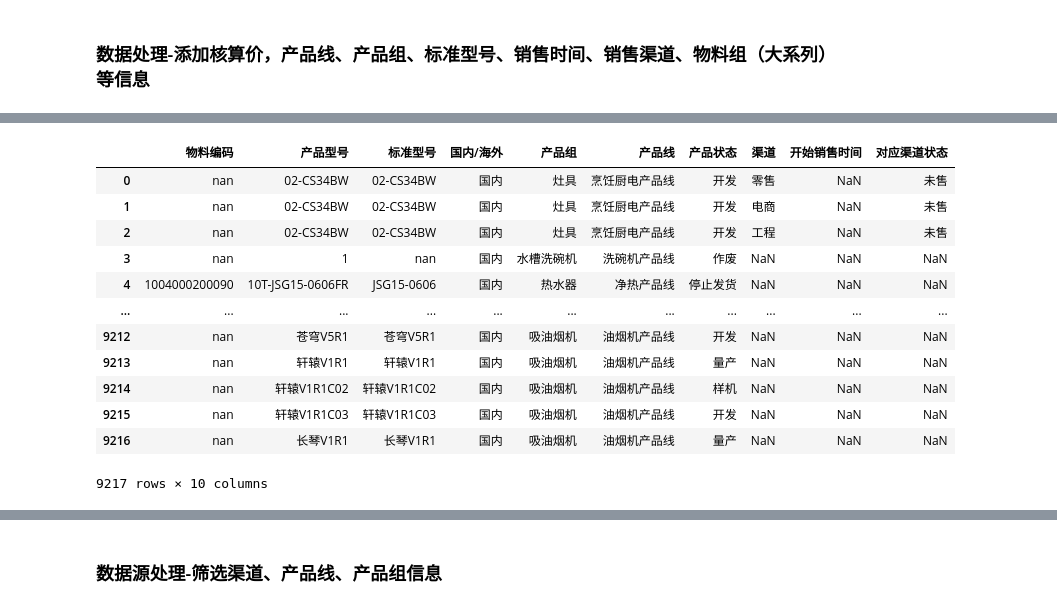
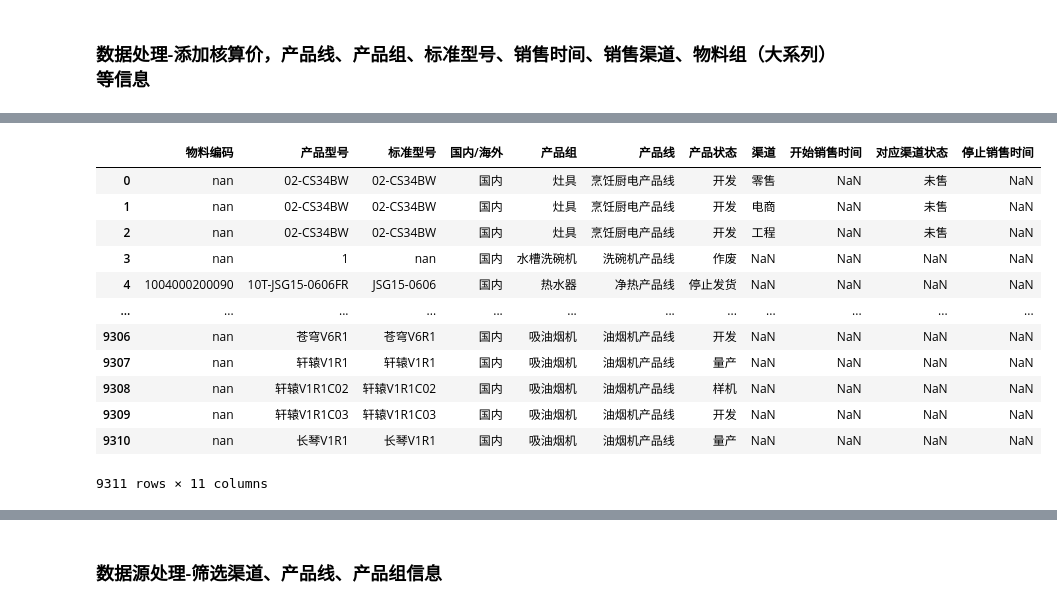
Before and after one commit to zb1005/python-tool, a Jupyter notebook: 零件报告/单型号贡献、低效、长尾/探索分析.ipynb, the cells around one changed output, grey strips where cells are left out. Cells and saved outputs as stored; diff of their text form; code cells hidden in the pictures.

```diff
--- a/零件报告/单型号贡献、低效、长尾/探索分析.ipynb
+++ b/零件报告/单型号贡献、低效、长尾/探索分析.ipynb
@@ -213,25 +179,25 @@ bigtype_map = dict(zip(df_bigtype['物料组'], df_bigtype['物料组描述']))
 # %%
 # PLM产品数据导入
 df_plm = pd.read_excel(fr"D:\000物料报表\{month}\单型号贡献-低效-长尾\产品生命周期状态全表.xlsx")
 df_plm[['物料号','标准型号','国内/海外']] = df_plm[['物料号','标准型号','国内/海外']].astype(str)
 df_plm['物料编码'] = df_plm['物料号'].apply(lambda x: x[:13])
 df_plm['渠道'] = df_plm['下属渠道']
-df_plm = df_plm[['物料编码','产品型号','标准型号','国内/海外','产品组','产品线','产品状态','渠道','开始销售时间','对应渠道状态']]
+df_plm = df_plm[['物料编码','产品型号','标准型号','国内/海外','产品组','产品线','产品状态','渠道','开始销售时间','对应渠道状态','停止销售时间']]
 df_plm
 # %% [output]
-|  | 物料编码 | 产品型号 | 标准型号 | 国内/海外 | 产品组 | 产品线 | 产品状态 | 渠道 | 开始销售时间 | 对应渠道状态 |
-| 0 | nan | 02-CS34BW | 02-CS34BW | 国内 | 灶具 | 烹饪厨电产品线 | 开发 | 零售 | NaN | 未售 |
-| 1 | nan | 02-CS34BW | 02-CS34BW | 国内 | 灶具 | 烹饪厨电产品线 | 开发 | 电商 | NaN | 未售 |
-| 2 | nan | 02-CS34BW | 02-CS34BW | 国内 | 灶具 | 烹饪厨电产品线 | 开发 | 工程 | NaN | 未售 |
-| 3 | nan | 1 | nan | 国内 | 水槽洗碗机 | 洗碗机产品线 | 作废 | NaN | NaN | NaN |
-| 4 | 1004000200090 | 10T-JSG15-0606FR | JSG15-0606 | 国内 | 热水器 | 净热产品线 | 停止发货 | NaN | NaN | NaN |
-| ... | ... | ... | ... | ... | ... | ... | ... | ... | ... | ... |
-| 9212 | nan | 苍穹V5R1 | 苍穹V5R1 | 国内 | 吸油烟机 | 油烟机产品线 | 开发 | NaN | NaN | NaN |
-| 9213 | nan | 轩辕V1R1 | 轩辕V1R1 | 国内 | 吸油烟机 | 油烟机产品线 | 量产 | NaN | NaN | NaN |
-| 9214 | nan | 轩辕V1R1C02 | 轩辕V1R1C02 | 国内 | 吸油烟机 | 油烟机产品线 | 样机 | NaN | NaN | NaN |
-| 9215 | nan | 轩辕V1R1C03 | 轩辕V1R1C03 | 国内 | 吸油烟机 | 油烟机产品线 | 开发 | NaN | NaN | NaN |
-| 9216 | nan | 长琴V1R1 | 长琴V1R1 | 国内 | 吸油烟机 | 油烟机产品线 | 量产 | NaN | NaN | NaN |
+|  | 物料编码 | 产品型号 | 标准型号 | 国内/海外 | 产品组 | 产品线 | 产品状态 | 渠道 | 开始销售时间 | 对应渠道状态 | 停止销售时间 |
+| 0 | nan | 02-CS34BW | 02-CS34BW | 国内 | 灶具 | 烹饪厨电产品线 | 开发 | 零售 | NaN | 未售 | NaN |
+| 1 | nan | 02-CS34BW | 02-CS34BW | 国内 | 灶具 | 烹饪厨电产品线 | 开发 | 电商 | NaN | 未售 | NaN |
+| 2 | nan | 02-CS34BW | 02-CS34BW | 国内 | 灶具 | 烹饪厨电产品线 | 开发 | 工程 | NaN | 未售 | NaN |
+| 3 | nan | 1 | nan | 国内 | 水槽洗碗机 | 洗碗机产品线 | 作废 | NaN | NaN | NaN | NaN |
+| 4 | 1004000200090 | 10T-JSG15-0606FR | JSG15-0606 | 国内 | 热水器 | 净热产品线 | 停止发货 | NaN | NaN | NaN | NaN |
+| ... | ... | ... | ... | ... | ... | ... | ... | ... | ... | ... | ... |
+| 9306 | nan | 苍穹V6R1 | 苍穹V6R1 | 国内 | 吸油烟机 | 油烟机产品线 | 开发 | NaN | NaN | NaN | NaN |
+| 9307 | nan | 轩辕V1R1 | 轩辕V1R1 | 国内 | 吸油烟机 | 油烟机产品线 | 量产 | NaN | NaN | NaN | NaN |
+| 9308 | nan | 轩辕V1R1C02 | 轩辕V1R1C02 | 国内 | 吸油烟机 | 油烟机产品线 | 样机 | NaN | NaN | NaN | NaN |
+| 9309 | nan | 轩辕V1R1C03 | 轩辕V1R1C03 | 国内 | 吸油烟机 | 油烟机产品线 | 开发 | NaN | NaN | NaN | NaN |
+| 9310 | nan | 长琴V1R1 | 长琴V1R1 | 国内 | 吸油烟机 | 油烟机产品线 | 量产 | NaN | NaN | NaN | NaN |
-9217 rows × 10 columns
+9311 rows × 11 columns
 # %%
 # 导入财务的核算价
 df_price = pd.read_excel(fr"D:\000物料报表\{month}\单型号贡献-低效-长尾\核算价.xlsx")
```
Also changed, not shown: parts of 33 cells of this notebook, 6 other files.
